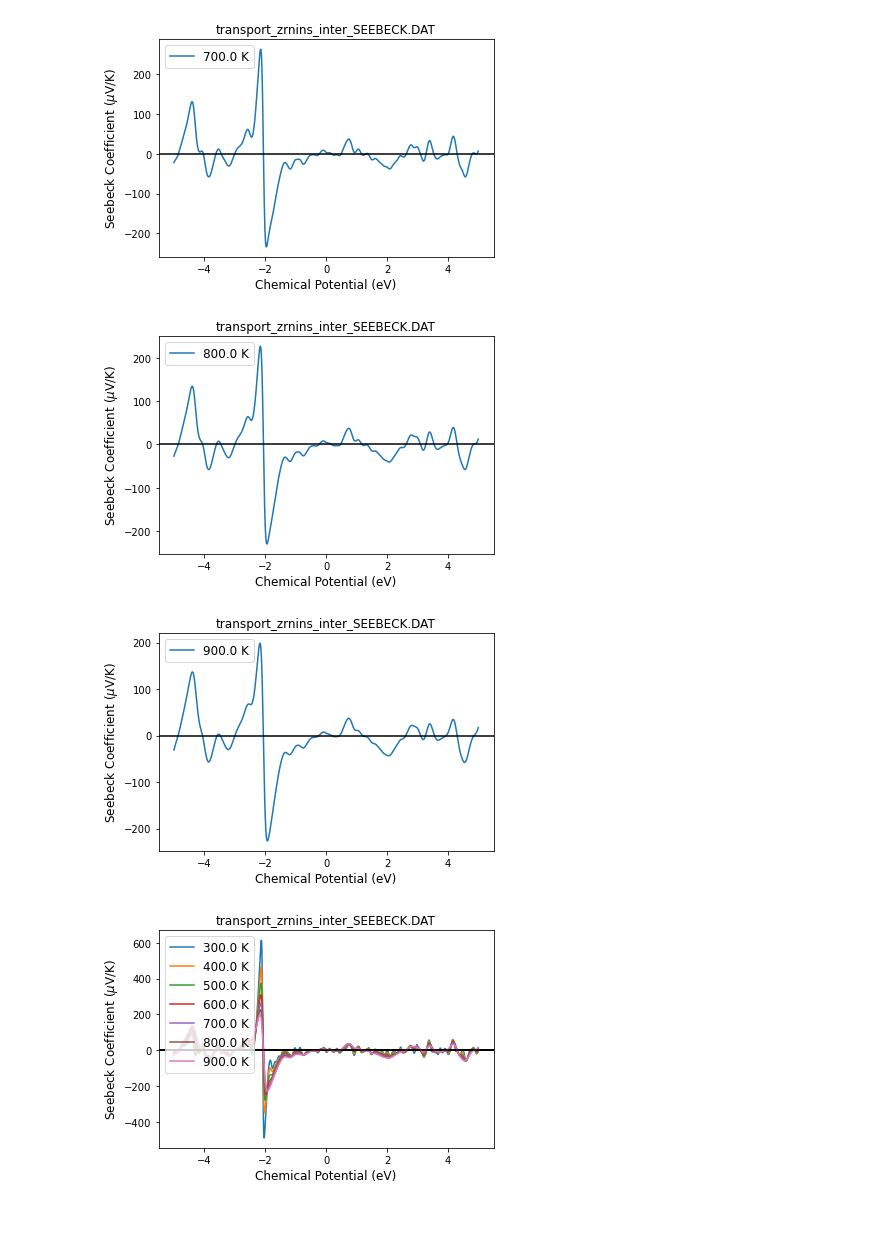
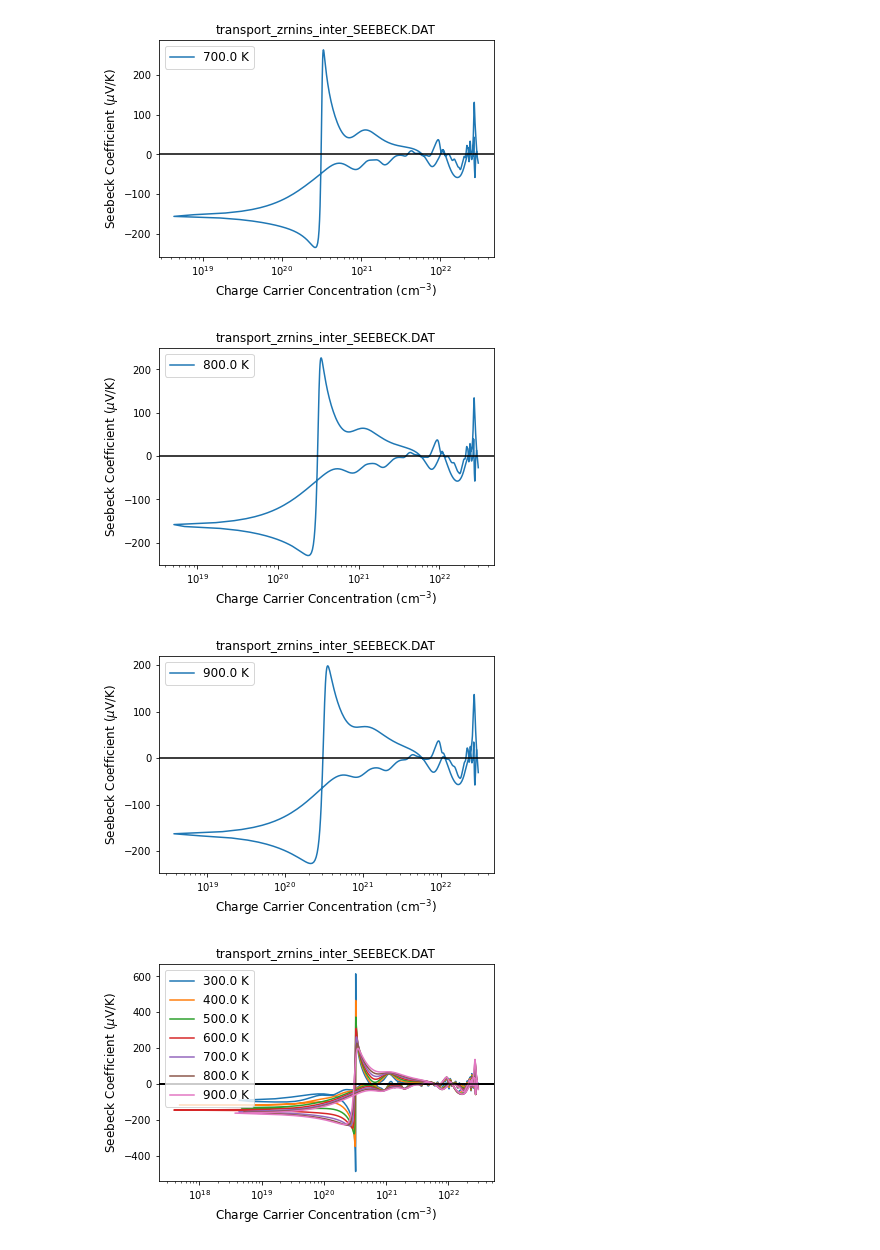
Before and after one commit to crystal-code-tools/CRYSTALpytools, a Jupyter notebook: crystal_functions/debug.ipynb, the cells around one changed output. Drawn from its saved outputs; the diff is of its cells as text; code cells hidden in the pictures; blank space fills up the shorter version.

```diff
--- a/crystal_functions/debug.ipynb
+++ b/crystal_functions/debug.ipynb
@@ -24,5 +22,5 @@ pfxx
 # %%
-plot_cry_seebeck_potential(seebeck)
+plot_cry_seebeck_carrier(seebeck)
 # %% [output]
 Please, choose the direction you want to plot.
 You can choose among S_xx, S_xy, S_xz, S_yy, S_yz, S_zz
@@ -34,4 +32,4 @@ sxx
-[figure, old version]
+[figure, new version]
-[figure, old version]
+[figure, new version]
-[figure, old version]
+[figure, new version]
-[figure, old version]
+[figure, new version]
```
Also changed, not shown: parts of 5 cells of this notebook, 1 other file.
